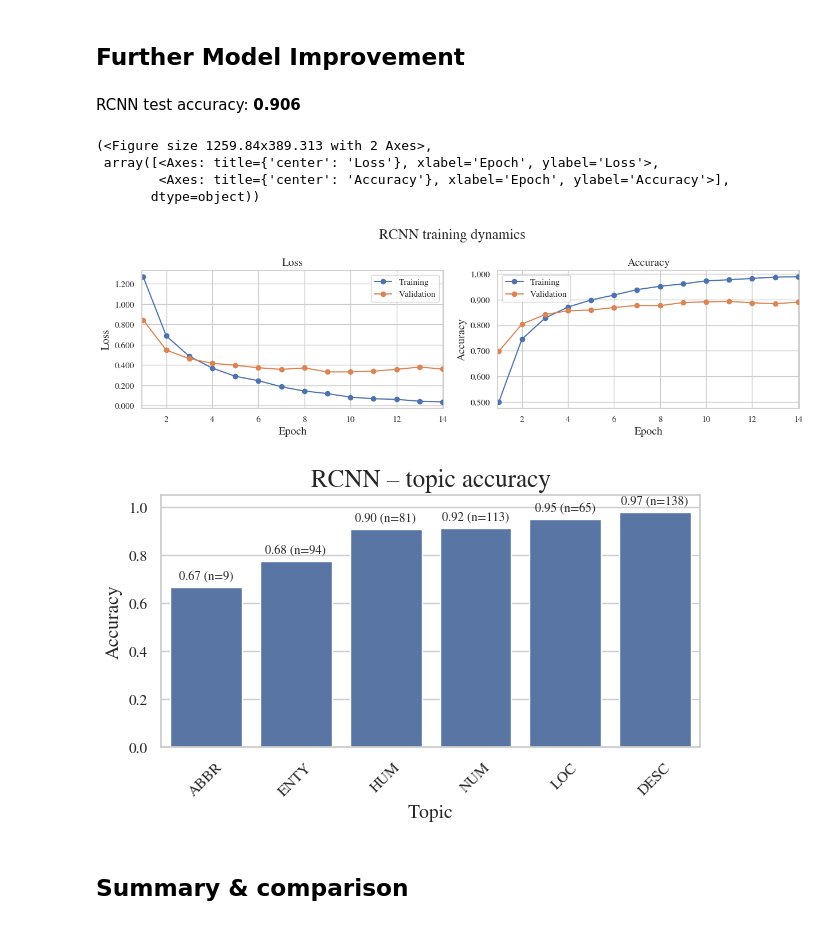
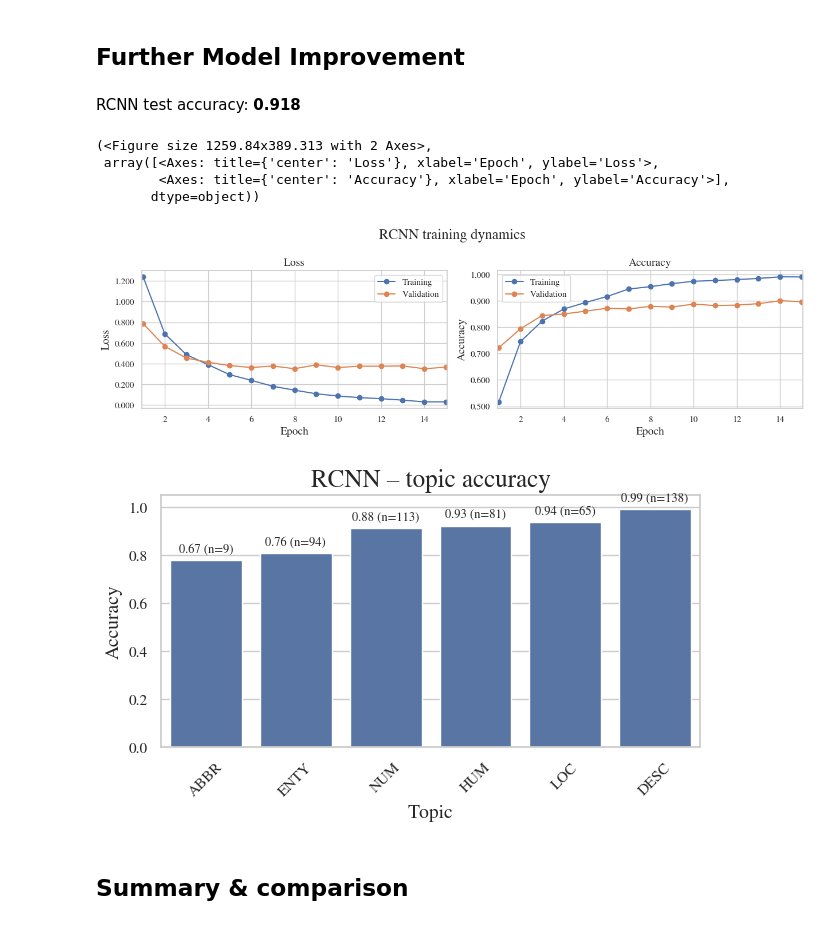
Before and after one commit to JonssonAlexander/NLP_Project_group45, a Jupyter notebook: 03_using_diff_models.ipynb, the cells around one changed output. Drawn from its saved outputs; the diff is of its cells as text; code cells hidden in the pictures.

```diff
--- a/03_using_diff_models.ipynb
+++ b/03_using_diff_models.ipynb
@@ -288,35 +288,36 @@ hist_rcnn, model_rcnn, eval_rcnn = run_model_experiment(
     model_builder=lambda: RCNNTextClassifier(
         embedding_matrix=embedding_tensor.clone(),
         num_classes=len(label_to_index),
         hidden_dim=base_config.hidden_dim,
         num_layers=base_config.num_layers,
         dropout=base_config.dropout,
+        padding_idx=0,
         multisample_dropout=4,
     ),
     config=base_config,
     loaders=loaders,
     device=device,
 )
 
 records['histories']['rcnn'] = hist_rcnn
 records['evaluations']['rcnn'] = eval_rcnn
 records['label_maps']['rcnn'] = {idx: label for label, idx in label_to_index.items()}
 records['rows'].append(summarise_run('rcnn', hist_rcnn, eval_rcnn.accuracy))
 
 display(Markdown(f"RCNN test accuracy: **{eval_rcnn.accuracy:.3f}**"))
 plot_training_curves(
     hist_rcnn,
     title='RCNN training dynamics',
     output_path=Path('plots/part3_3_rcnn_curves.png'),
     figure_fraction=1
 )
 # %% [output]
-RCNN test accuracy: **0.906**
+RCNN test accuracy: **0.918**
 (<Figure size 1259.84x389.313 with 2 Axes>,
  array([<Axes: title={'center': 'Loss'}, xlabel='Epoch', ylabel='Loss'>,
         <Axes: title={'center': 'Accuracy'}, xlabel='Epoch', ylabel='Accuracy'>],
        dtype=object))
-[figure, old version]
+[figure, new version]
 # %%
 rcnn_topic_df = topic_accuracy_table(eval_rcnn, records['label_maps']['rcnn'])
 sorted_rcnn_topics = rcnn_topic_df.sort_values('accuracy')
@@ -349,7 +350,7 @@ if bar_container is not None:
 fig.savefig('plots/part3_rcnn_topic_accuracy.png', dpi=300)
 plt.show()
 # %% [output]
-[figure, old version]
+[figure, new version]
 # %% [markdown]
 ## Summary & comparison
 # %%
```
Also changed, not shown: parts of 11 cells of this notebook.
